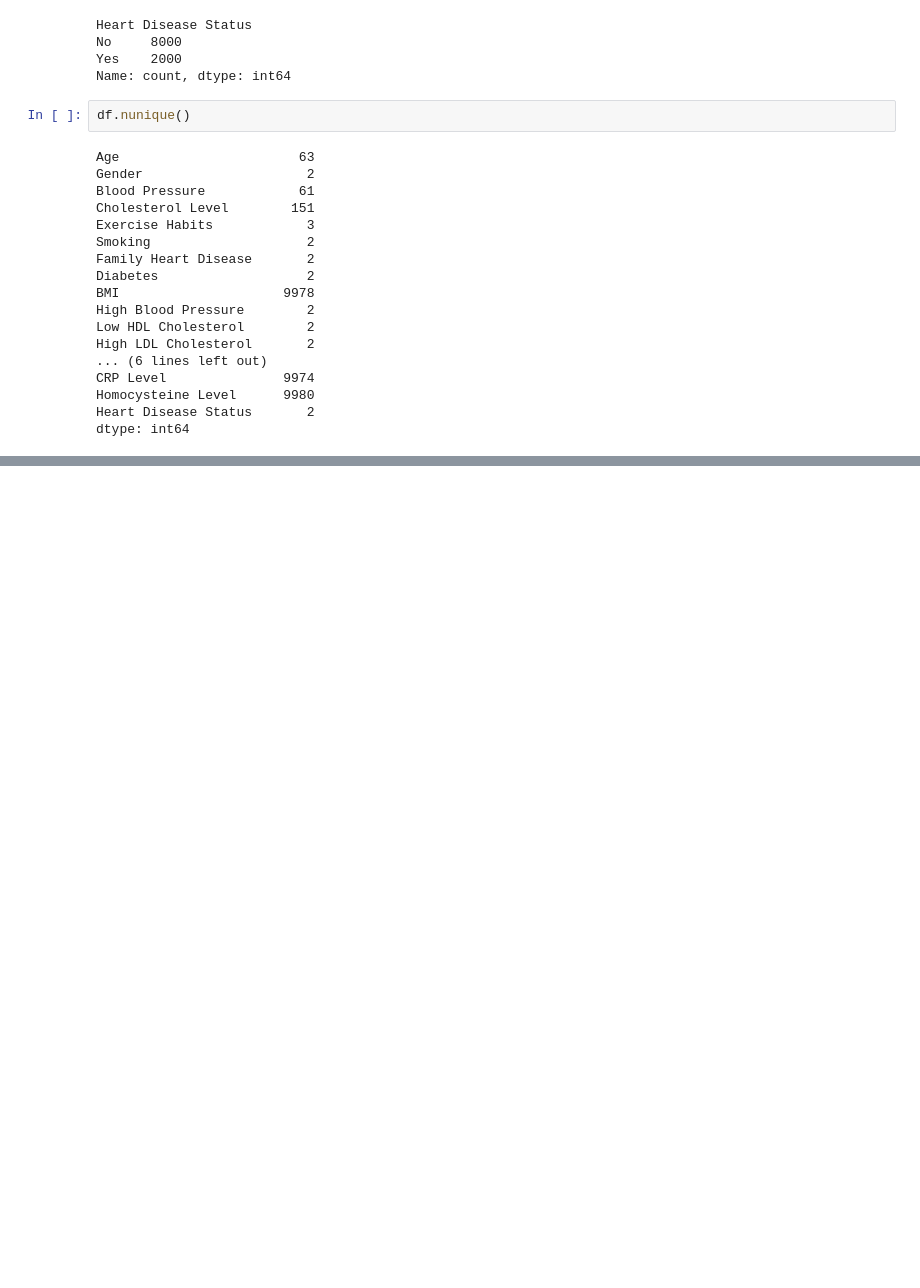
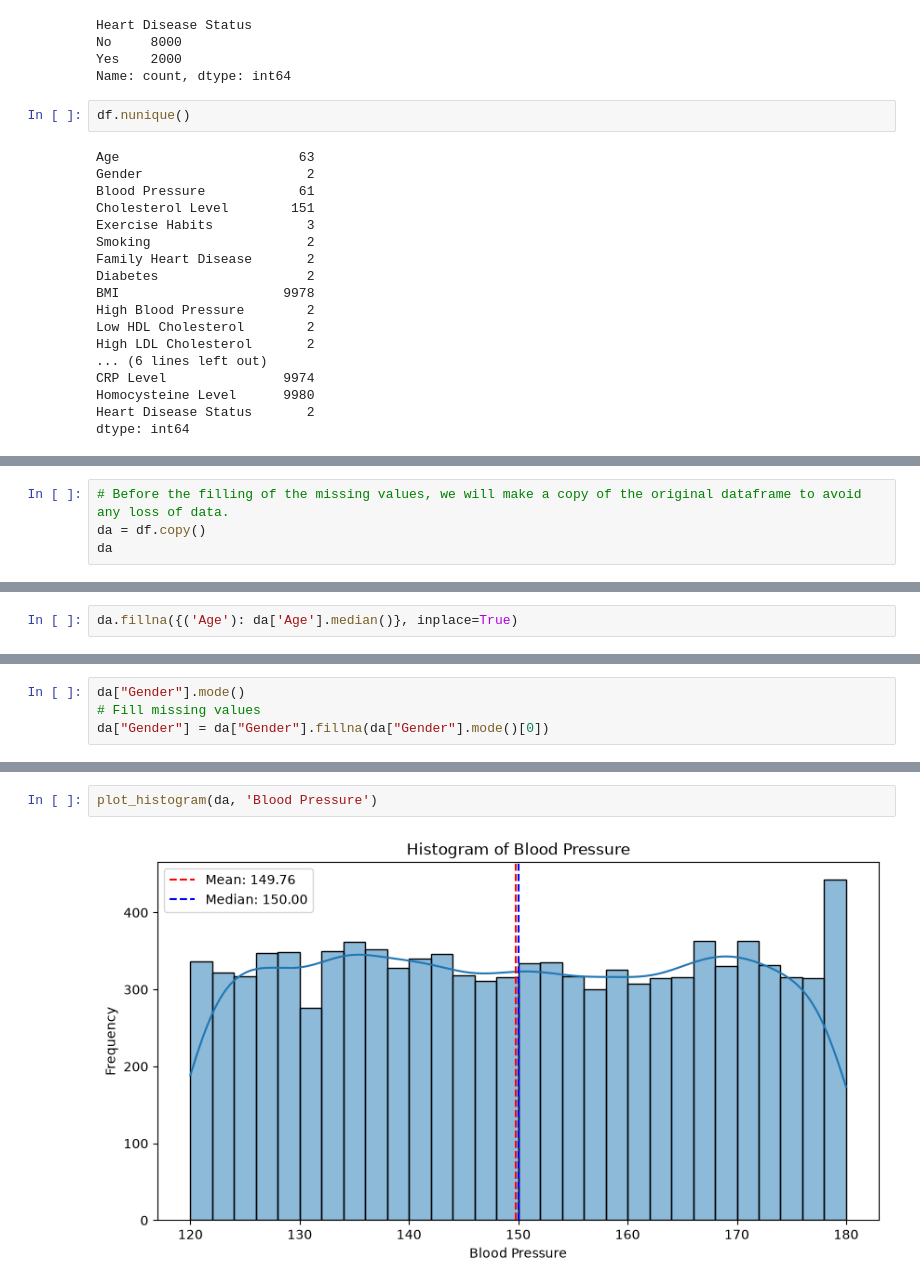
Before and after one commit to olaoluwacode/Heart-Disease-Detection-with-Machine-Learning, a Jupyter notebook: heartdisease.ipynb, the cells around one changed output, grey strips where cells are left out. Drawn from its saved outputs; the diff is of its cells as text; blank space fills up the shorter version.

```diff
--- a/heartdisease.ipynb
+++ b/heartdisease.ipynb
@@ -107,0 +168,4 @@ dtype: int64
+# %%
+# Before the filling of the missing values, we will make a copy of the original dataframe to avoid any loss of data.
+da = df.copy()
+da
@@ -107,0 +186,2 @@ dtype: int64
+# %%
+da.fillna({('Age'): da['Age'].median()}, inplace=True)
@@ -107,0 +237,4 @@ dtype: int64
+# %%
+da["Gender"].mode()
+# Fill missing values
+da["Gender"] = da["Gender"].fillna(da["Gender"].mode()[0])
@@ -107,0 +261,4 @@ dtype: int64
+# %%
+plot_histogram(da, 'Blood Pressure')
+# %% [output]
+[figure, added]
```
Also changed, not shown: parts of 16 cells of this notebook.
